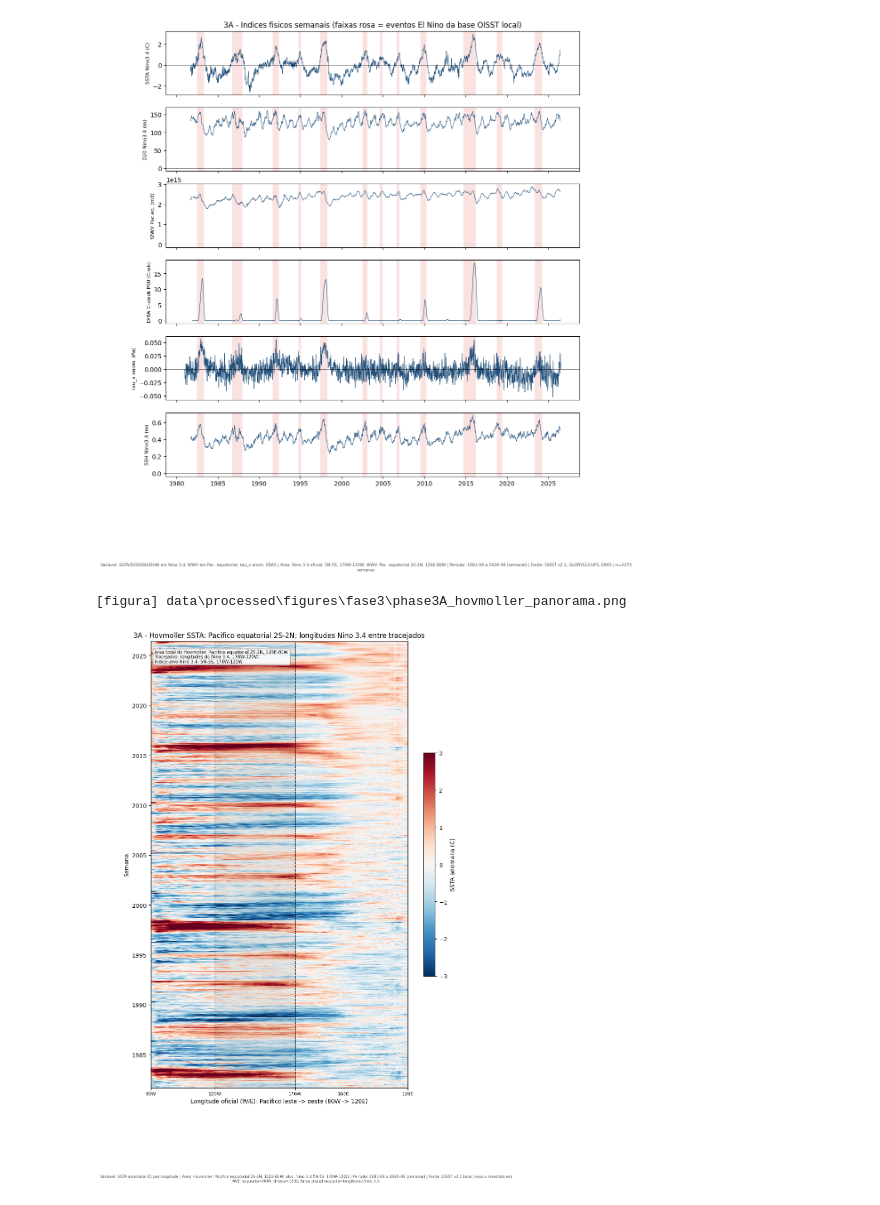
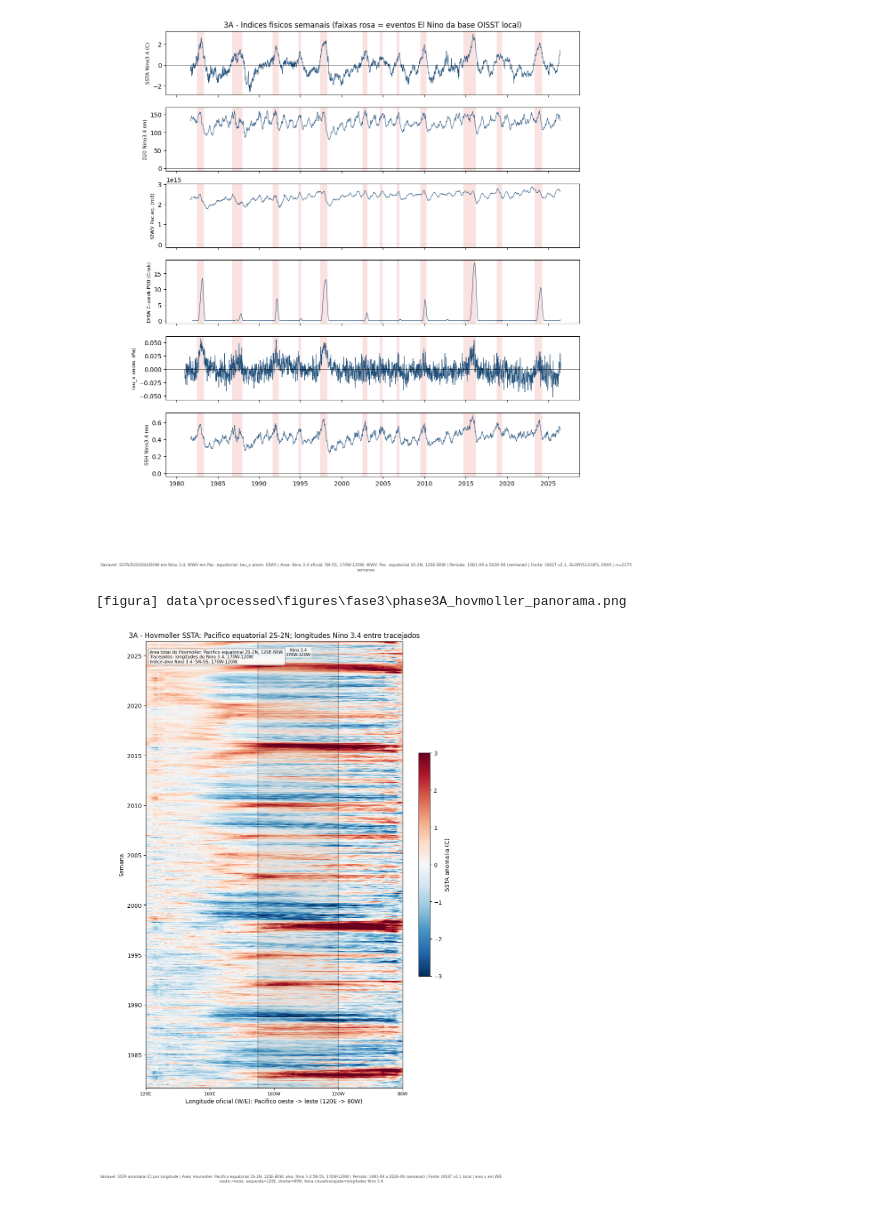
Before and after one commit to thiago-vilar/Nino26, a Jupyter notebook: notebooks/fase3/3A_indices_fisicos_semanais.ipynb, the cells around one changed output. Cells and saved outputs as stored; diff of their text form; code cells hidden in the pictures.

```diff
--- a/notebooks/fase3/3A_indices_fisicos_semanais.ipynb
+++ b/notebooks/fase3/3A_indices_fisicos_semanais.ipynb
@@ -62,17 +62,17 @@ u.save_fig(fig,'phase3A_series_semanais.png'); plt.show()
 # %%
 eq=u.load_eqband_weekly()
 fig,ax=plt.subplots(figsize=(10,14)); lon=eq.columns.values
 pc=ax.pcolormesh(lon,eq.index,eq.values,cmap='RdBu_r',vmin=-3,vmax=3,shading='auto')
 u.add_nino34_lon_band(ax)
-u.format_lon_axis(ax, xlabel='Longitude oficial (W/E): Pacifico leste -> oeste (80W -> 120E)')
+u.format_lon_axis(ax, xlabel='Longitude oficial (W/E): Pacifico oeste -> leste (120E -> 80W)')
 ax.set_ylabel('Semana')
 ax.set_title('3A - Hovmoller SSTA: Pacifico equatorial 2S-2N; longitudes Nino 3.4 entre tracejados')
 fig.colorbar(pc,ax=ax,label='SSTA anomalia (C)',shrink=.5)
 u.add_note(ax,'Area total do Hovmoller: Pacifico equatorial 2S-2N, 120E-80W.\nTracejados: longitudes do Nino 3.4, 170W-120W.\nIndice-alvo Nino 3.4: 5N-5S, 170W-120W.',loc='upper left')
 u.stamp_caption(fig,variavel='SSTA anomalia (C) por longitude',area='Hovmoller: Pacifico equatorial 2S-2N, 120E-80W; alvo: Nino 3.4 5N-5S, 170W-120W',
- periodo='1981-09 a 2026-06 (semanal)',fonte='OISST v2.1 local',extra='eixo x invertido em W/E: esquerda=80W, direita=120E; faixa cinza/tracejada=longitudes Nino 3.4')
+ periodo='1981-09 a 2026-06 (semanal)',fonte='OISST v2.1 local',extra='eixo x em W/E oeste->leste: esquerda=120E, direita=80W; faixa cinza/tracejada=longitudes Nino 3.4')
 u.save_fig(fig,'phase3A_hovmoller_panorama.png'); plt.show()
 # %% [output]
 [figura] data\processed\figures\fase3\phase3A_hovmoller_panorama.png
-[figure, old version]
+[figure, new version]
 # %% [markdown]
```
Also changed, not shown: parts of 2 cells of this notebook, 13 other files.
